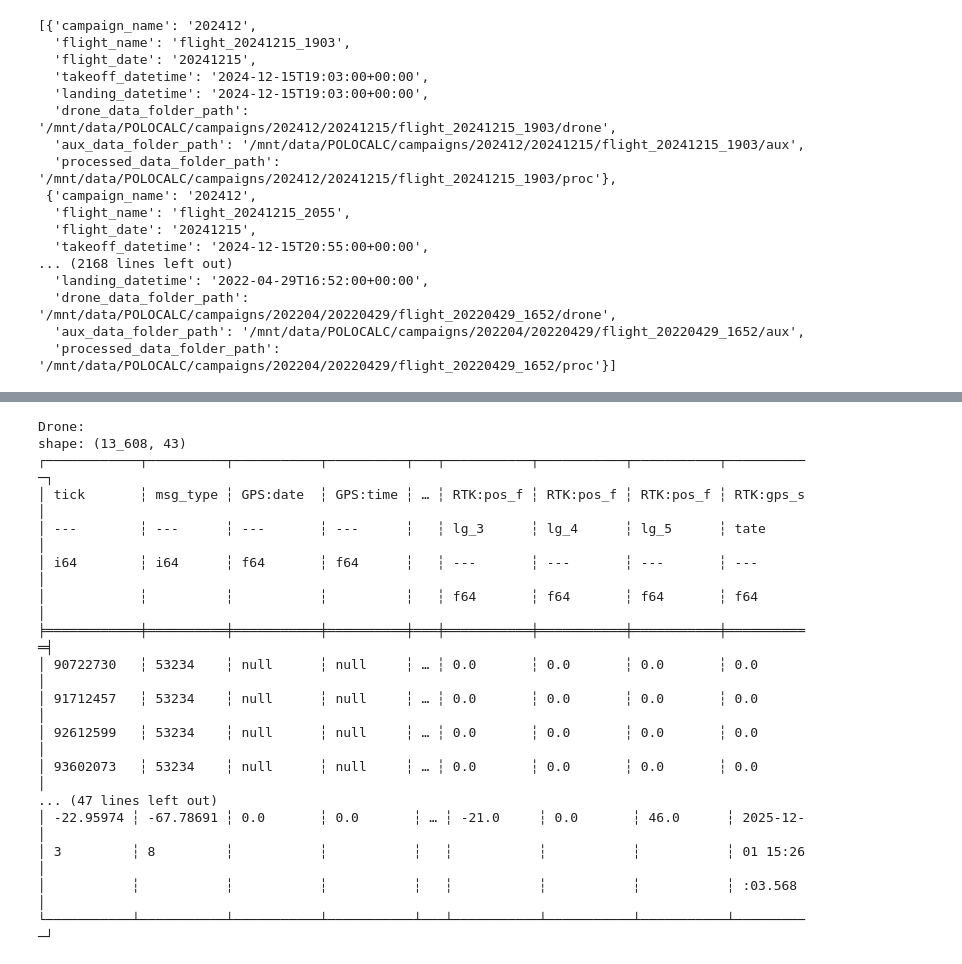
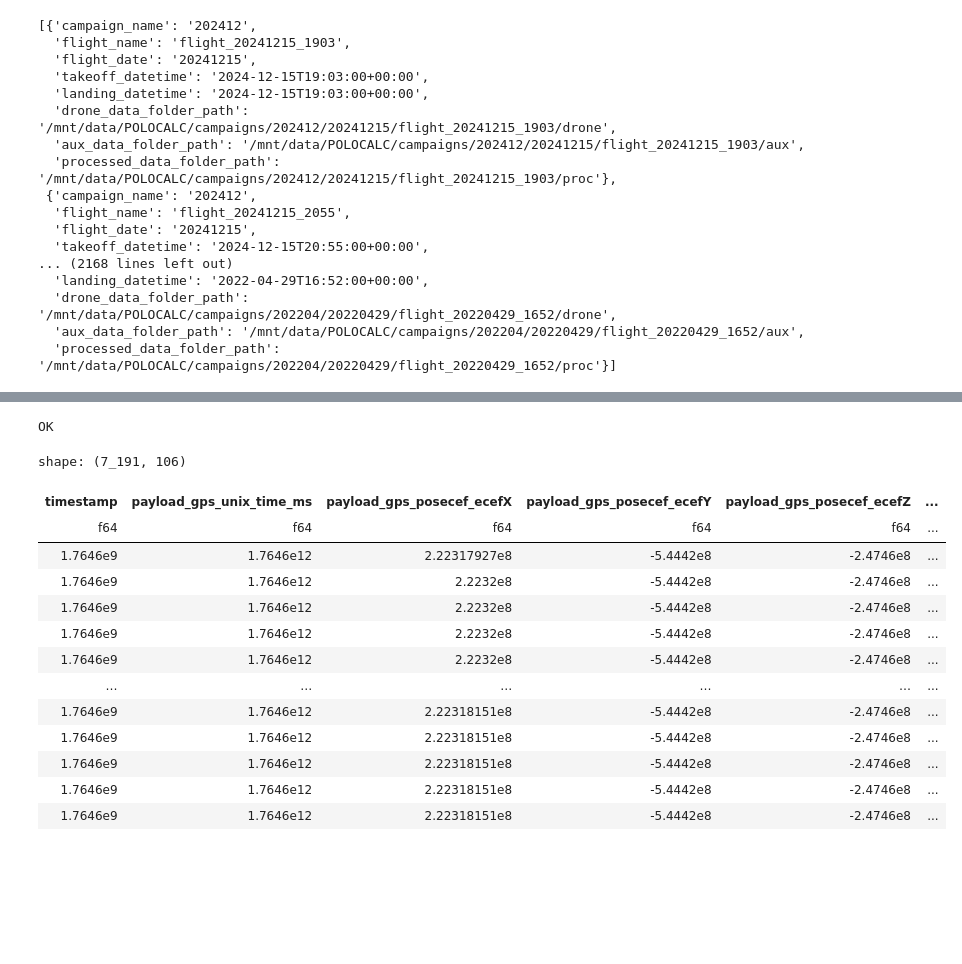
Before and after one commit to POLOCALC/data_loader, a Jupyter notebook: examples/loader.ipynb, the cells around one changed output, grey strips where cells are left out. Saved outputs shown, nothing was run; the diff lists cells and outputs as text; code cells hidden in the pictures; blank space fills up the shorter version.

```diff
--- a/examples/loader.ipynb
+++ b/examples/loader.ipynb
@@ -115,3 +81,3 @@ plt.plot(flight.raw_data['payload']['inclinometer']['IMU']['acc_Z_m_s2'])
 # %%
-flight.add_drone_data()
+flight.sync()
 # %% [output]
@@ -123,17 +97,15 @@ flight.add_drone_data()
-Drone:
-shape: (13_608, 43)
-┌────────────┬──────────┬───────────┬──────────┬───┬───────────┬───────────┬───────────┬───────────┐
-│ tick       ┆ msg_type ┆ GPS:date  ┆ GPS:time ┆ … ┆ RTK:pos_f ┆ RTK:pos_f ┆ RTK:pos_f ┆ RTK:gps_s │
-│ ---        ┆ ---      ┆ ---       ┆ ---      ┆   ┆ lg_3      ┆ lg_4      ┆ lg_5      ┆ tate      │
-│ i64        ┆ i64      ┆ f64       ┆ f64      ┆   ┆ ---       ┆ ---       ┆ ---       ┆ ---       │
-│            ┆          ┆           ┆          ┆   ┆ f64       ┆ f64       ┆ f64       ┆ f64       │
-╞════════════╪══════════╪═══════════╪══════════╪═══╪═══════════╪═══════════╪═══════════╪═══════════╡
-│ 90722730   ┆ 53234    ┆ null      ┆ null     ┆ … ┆ 0.0       ┆ 0.0       ┆ 0.0       ┆ 0.0       │
-│ 91712457   ┆ 53234    ┆ null      ┆ null     ┆ … ┆ 0.0       ┆ 0.0       ┆ 0.0       ┆ 0.0       │
-│ 92612599   ┆ 53234    ┆ null      ┆ null     ┆ … ┆ 0.0       ┆ 0.0       ┆ 0.0       ┆ 0.0       │
-│ 93602073   ┆ 53234    ┆ null      ┆ null     ┆ … ┆ 0.0       ┆ 0.0       ┆ 0.0       ┆ 0.0       │
-... (47 lines left out)
-│ -22.95974 ┆ -67.78691 ┆ 0.0       ┆ 0.0       ┆ … ┆ -21.0     ┆ 0.0       ┆ 46.0      ┆ 2025-12- │
-│ 3         ┆ 8         ┆           ┆           ┆   ┆           ┆           ┆           ┆ 01 15:26 │
-│           ┆           ┆           ┆           ┆   ┆           ┆           ┆           ┆ :03.568  │
-└───────────┴───────────┴───────────┴───────────┴───┴───────────┴───────────┴───────────┴──────────┘
+OK
+shape: (7_191, 106)
+| timestamp | payload_gps_unix_time_ms | payload_gps_posecef_ecefX | payload_gps_posecef_ecefY | payload_gps_posecef_ecefZ | ... |
+| f64 | f64 | f64 | f64 | f64 | ... |
+| 1.7646e9 | 1.7646e12 | 2.22317927e8 | -5.4442e8 | -2.4746e8 | ... |
+| 1.7646e9 | 1.7646e12 | 2.2232e8 | -5.4442e8 | -2.4746e8 | ... |
+| 1.7646e9 | 1.7646e12 | 2.2232e8 | -5.4442e8 | -2.4746e8 | ... |
+| 1.7646e9 | 1.7646e12 | 2.2232e8 | -5.4442e8 | -2.4746e8 | ... |
+| 1.7646e9 | 1.7646e12 | 2.2232e8 | -5.4442e8 | -2.4746e8 | ... |
+| … | … | … | … | … | ... |
+| 1.7646e9 | 1.7646e12 | 2.22318151e8 | -5.4442e8 | -2.4746e8 | ... |
+| 1.7646e9 | 1.7646e12 | 2.22318151e8 | -5.4442e8 | -2.4746e8 | ... |
+| 1.7646e9 | 1.7646e12 | 2.22318151e8 | -5.4442e8 | -2.4746e8 | ... |
+| 1.7646e9 | 1.7646e12 | 2.22318151e8 | -5.4442e8 | -2.4746e8 | ... |
+| 1.7646e9 | 1.7646e12 | 2.22318151e8 | -5.4442e8 | -2.4746e8 | ... |
```
Also changed, not shown: parts of 31 cells of this notebook, 43 other files.
